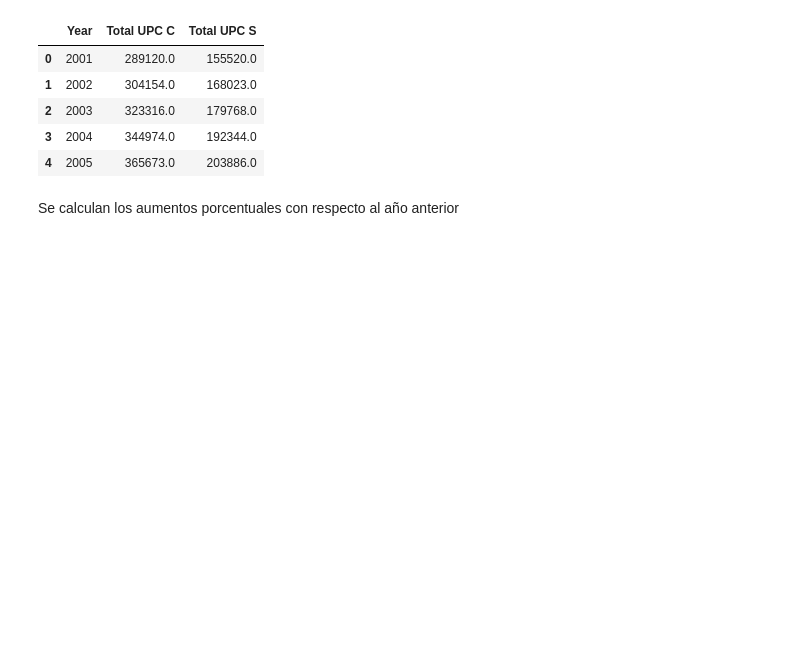
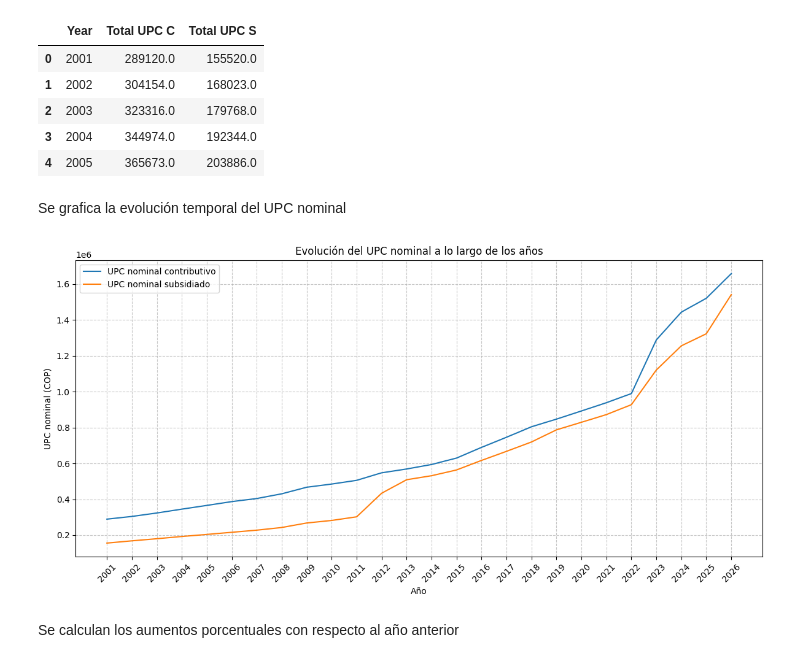
Before and after one commit to jmurilloe/Index_analysis, a Jupyter notebook: Crisis_de_salud.ipynb, the cells around one changed output. Drawn from its saved outputs; the diff is of its cells as text; code cells hidden in the pictures; blank space fills up the shorter version.

```diff
--- a/Crisis_de_salud.ipynb
+++ b/Crisis_de_salud.ipynb
@@ -106,6 +106,26 @@ display(df_UPC_manual.head())
 | 2 | 2003 | 323316.0 | 179768.0 |
 | 3 | 2004 | 344974.0 | 192344.0 |
 | 4 | 2005 | 365673.0 | 203886.0 |
+# %% [markdown]
+Se grafica la evolución temporal del UPC nominal
+# %%
+import matplotlib.pyplot as plt
+import seaborn as sns
+
+plt.figure(figsize=(12, 6))
+sns.lineplot(x='Year', y='Total UPC C', data=df_UPC_manual, label='UPC nominal contributivo')
+sns.lineplot(x='Year', y='Total UPC S', data=df_UPC_manual, label='UPC nominal subsidiado')
+
+plt.title('Evolución del UPC nominal a lo largo de los años')
+plt.xlabel('Año')
+plt.ylabel('UPC nominal (COP)')
+plt.grid(True, linestyle='--', alpha=0.7)
+plt.xticks(df_UPC_manual['Year'], rotation=45)
+plt.legend()
+plt.tight_layout()
+plt.show()
+# %% [output]
+[figure, added]
 # %% [markdown]
 Se calculan los aumentos porcentuales con respecto al año anterior
 # %%
```
Also changed, not shown: parts of 3 cells of this notebook.
